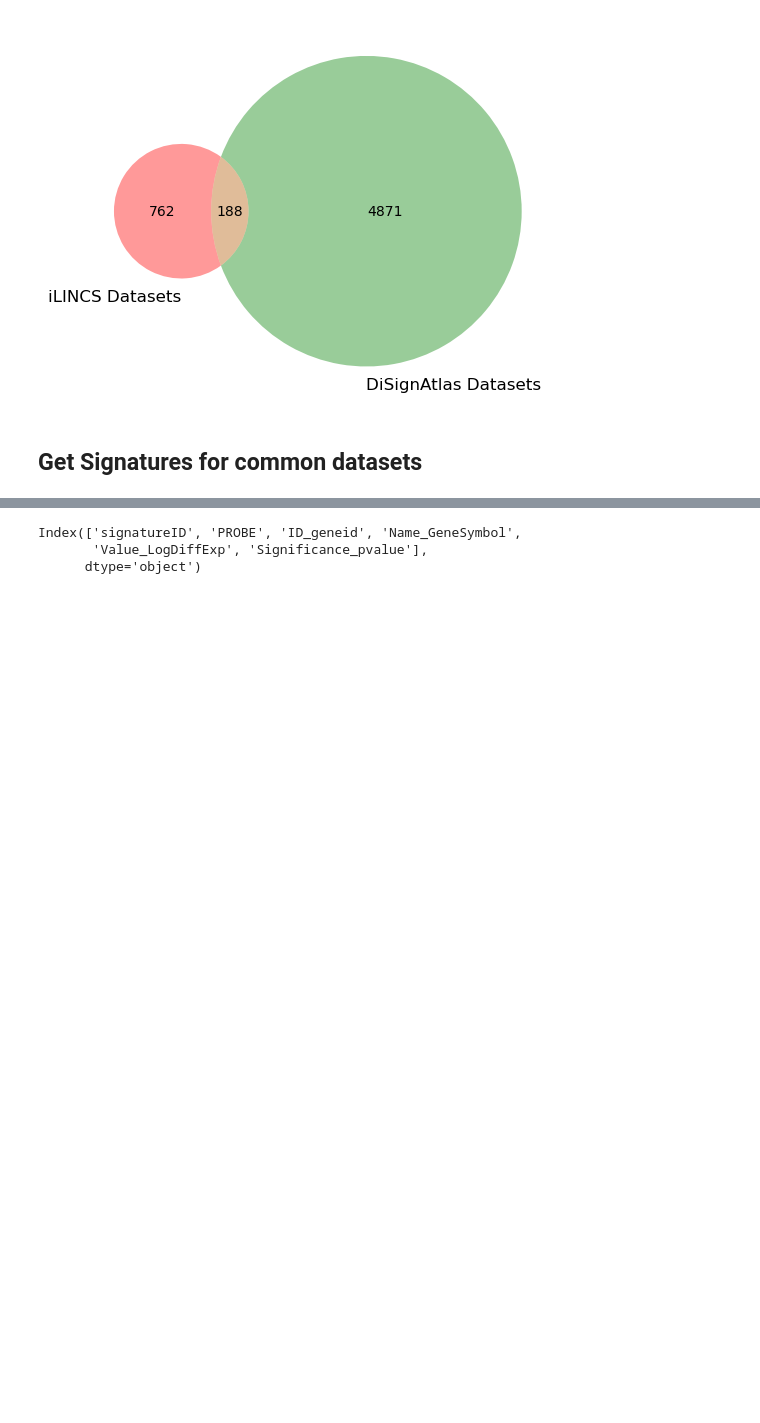
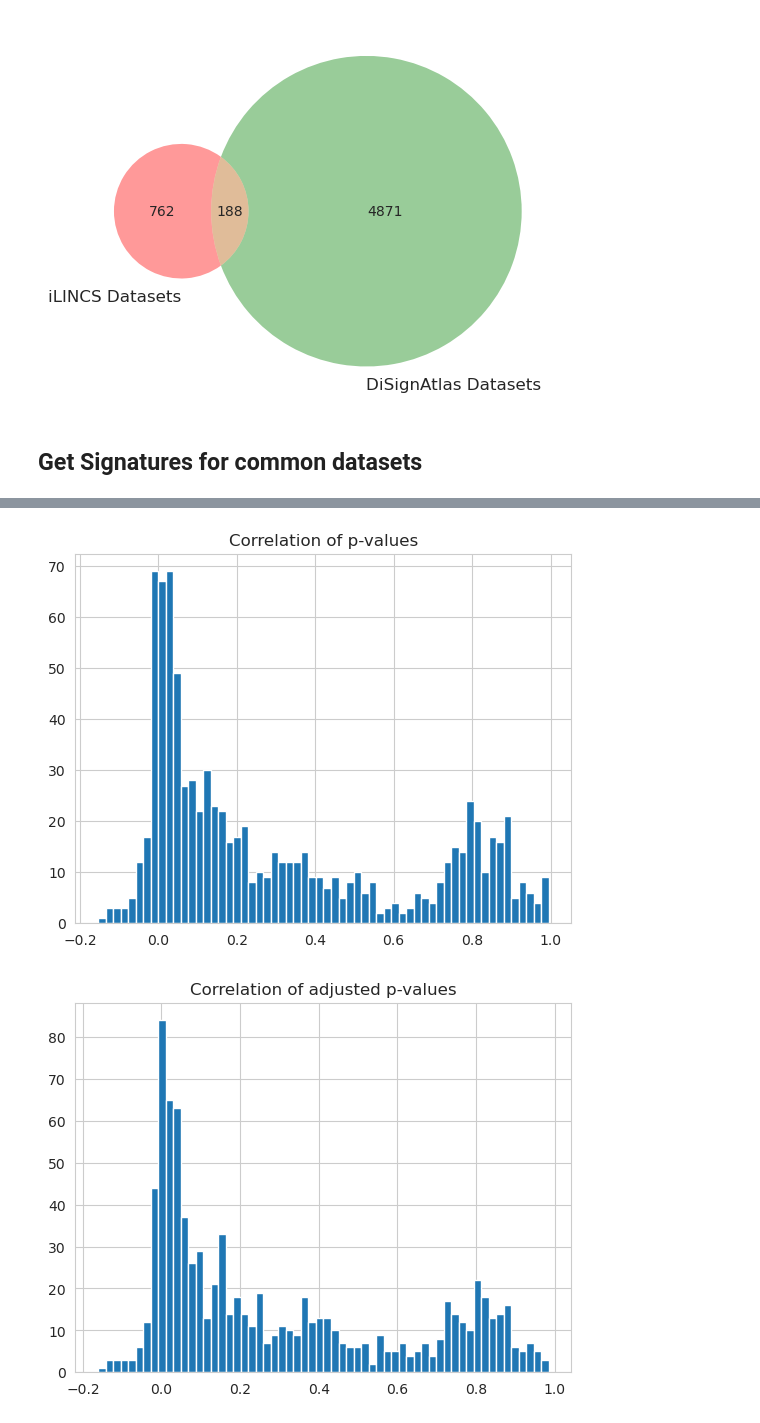
Before and after one commit to 00dylan00/Disease-Signatures, a Jupyter notebook: documentation/iLINCS_DiSignAtlas_overlap.ipynb, the cells around one changed output, grey strips where cells are left out. Cells and saved outputs as stored; diff of their text form; code cells hidden in the pictures; blank space fills up the shorter version.

```diff
--- a/documentation/iLINCS_DiSignAtlas_overlap.ipynb
+++ b/documentation/iLINCS_DiSignAtlas_overlap.ipynb
@@ -300,6 +326,0 @@ df_a[df_a["signatureID"] == "GDS_6172"].shape
-# %%
-df_a.columns
-# %% [output]
-Index(['signatureID', 'PROBE', 'ID_geneid', 'Name_GeneSymbol',
-       'Value_LogDiffExp', 'Significance_pvalue'],
-      dtype='object')
@@ -307,0 +327,18 @@ Index(['signatureID', 'PROBE', 'ID_geneid', 'Name_GeneSymbol',
+# %%
+def get_iLINCS_signatures(iLINCS_signature_id):
+    """Get iLINCS Signatures for a given signature ID.
+    Arguments:
+        - iLINCS_signature_id(str): iLINCS Signature ID
+    Returns:
+        - gene_ids(list): List of gene IDs
+        - p_values(list): List of p-values
+        - de_values(list): List of log2 fold changes
+    """
+    iLINCS_signatures_path = os.path.join("..", "data", "iLINCS", "signature_vectors")
+    df = pd.read_csv(os.path.join(iLINCS_signatures_path, iLINCS_signature_id + ".csv"))
+
+    gene_ids = df["ID_geneid"].to_list()
+    de_values = df["Value_LogDiffExp"].to_list()
+    p_values = df["Significance_pvalue"].to_list()
+
+    return gene_ids, de_values, p_values
@@ -307,0 +448,29 @@ Index(['signatureID', 'PROBE', 'ID_geneid', 'Name_GeneSymbol',
+# %%
+# plot correlations
+des_correlations_processed = [
+    item[0] for sublist in des_correlations for item in sublist
+]
+p_value_correlations_processed = [
+    item[0] for sublist in p_value_correlations for item in sublist
+]
+adj_p_value_correlations_processed = [
+    item[0] for sublist in adj_p_value_correlations for item in sublist
+]
+# %%
+# plot histogram of correlations
+plt.hist(des_correlations_processed, bins=60)
+plt.title("Correlation of p-values")
+plt.show()
+
+# plot histogram of correlations
+plt.hist(adj_p_value_correlations_processed, bins=60)
+plt.title("Correlation of adjusted p-values")
+plt.show()
+
+# plot histogram of correlations
+plt.hist(p_value_correlations_processed, bins=60)
+plt.title("Correlation of log2 fold changes")
+plt.show()
+# %% [output]
+[figure, added]
+[figure, added]
```
Also changed, not shown: parts of 9 cells of this notebook, 4 other files.
